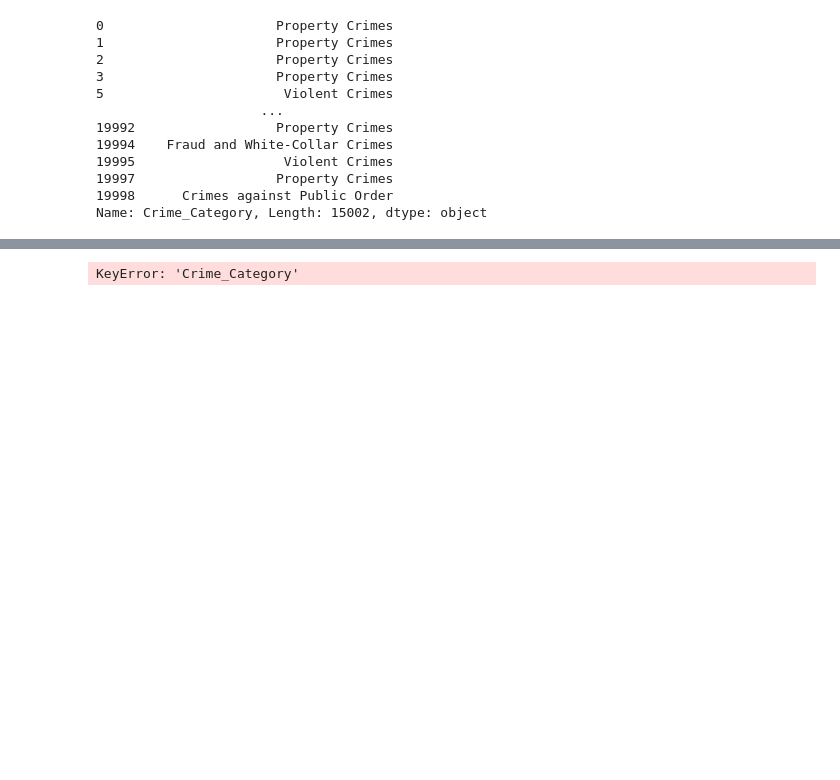
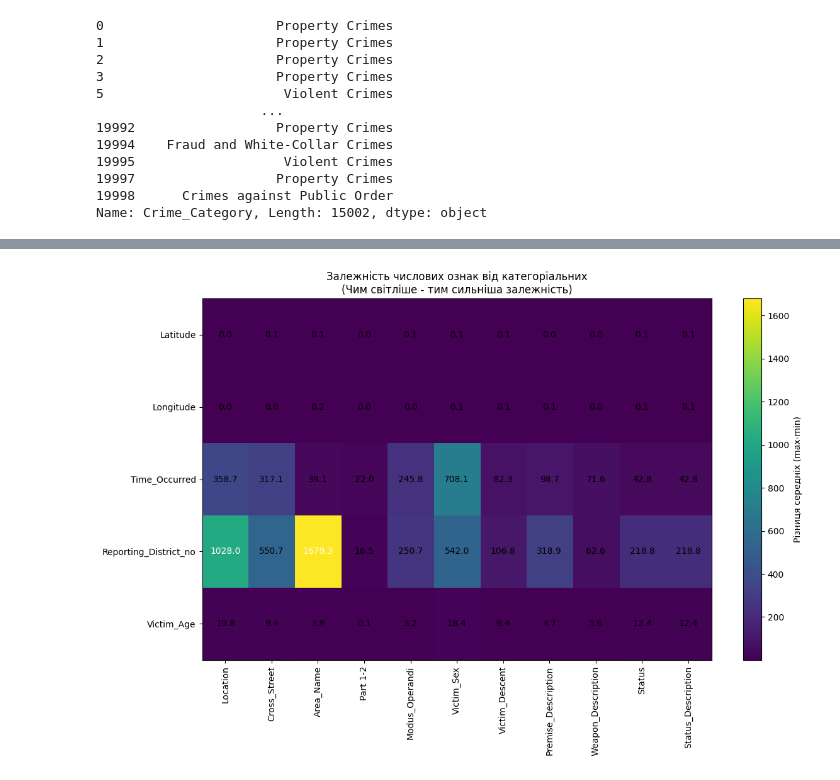
Before and after one commit to mssamoilenko/data_analysis_crime_samoilenko, a Jupyter notebook: data-analysis-crime-samoilenko-true.ipynb, the cells around one changed output, grey strips where cells are left out. Cells and saved outputs as stored; diff of their text form; code cells hidden in the pictures; blank space fills up the shorter version.

Commit message:
Kaggle Notebook | data_analysis_crime_samoilenko_true | Version 7

```diff
--- a/data-analysis-crime-samoilenko-true.ipynb
+++ b/data-analysis-crime-samoilenko-true.ipynb
@@ -410,36 +407,40 @@ KeyError: 'Crime_Category'
 # %%
+numb_columns_train = df_train.select_dtypes(include=['int64', 'float64']).columns.tolist()
+
 top_categories = {}
 for cat_col in categor_columns:
-    top_categories[cat_col] = df_train[cat_col].value_counts().head(5).index.tolist()
+    if cat_col in df_train.columns:
+        top_categories[cat_col] = df_train[cat_col].value_counts().head(5).index.tolist()
 
 results = []
 for num_col in numb_columns_train:
     row = []
     for cat_col in categor_columns:
-        means = []
-        for category in top_categories[cat_col]:
-            means.append(df_train[df_train[cat_col]==category][num_col].mean())
-        row.append(np.ptp(means))
+        if cat_col in df_train.columns:
+            means = []
+            for category in top_categories[cat_col]:
+                means.append(df_train[df_train[cat_col] == category][num_col].mean())
+            row.append(np.ptp(means))
     results.append(row)
 
 corr_matrix = pd.DataFrame(results,
-                          index=numb_columns_train,
-                          columns=categor_columns)
+                           index=numb_columns_train,
+                           columns=categor_columns[:len(results[0])])
 
 plt.figure(figsize=(12, 8))
 plt.imshow(corr_matrix, cmap='viridis', aspect='auto')
 plt.colorbar(label='Різниця середніх (max-min)')
-plt.xticks(np.arange(len(categor_columns)), categor_columns, rotation=90)
+plt.xticks(np.arange(len(categor_columns[:len(results[0])])), categor_columns[:len(results[0])], rotation=90)
 plt.yticks(np.arange(len(numb_columns_train)), numb_columns_train)
 plt.title('Залежність числових ознак від категоріальних\n(Чим світліше - тим сильніша залежність)')
 
 for i in range(len(numb_columns_train)):
-    for j in range(len(categor_columns)):
+    for j in range(len(categor_columns[:len(results[0])])):
         plt.text(j, i, f"{corr_matrix.iloc[i, j]:.1f}",
-                ha="center", va="center",
-                color="w" if corr_matrix.iloc[i, j] > corr_matrix.values.max()/2 else "black")
+                 ha="center", va="center",
+                 color="w" if corr_matrix.iloc[i, j] > corr_matrix.values.max() / 2 else "black")
 
 plt.tight_layout()
 plt.show()
 # %% [output]
-KeyError: 'Crime_Category'
+[figure, added]
```
Also changed, not shown: parts of 4 cells of this notebook.
